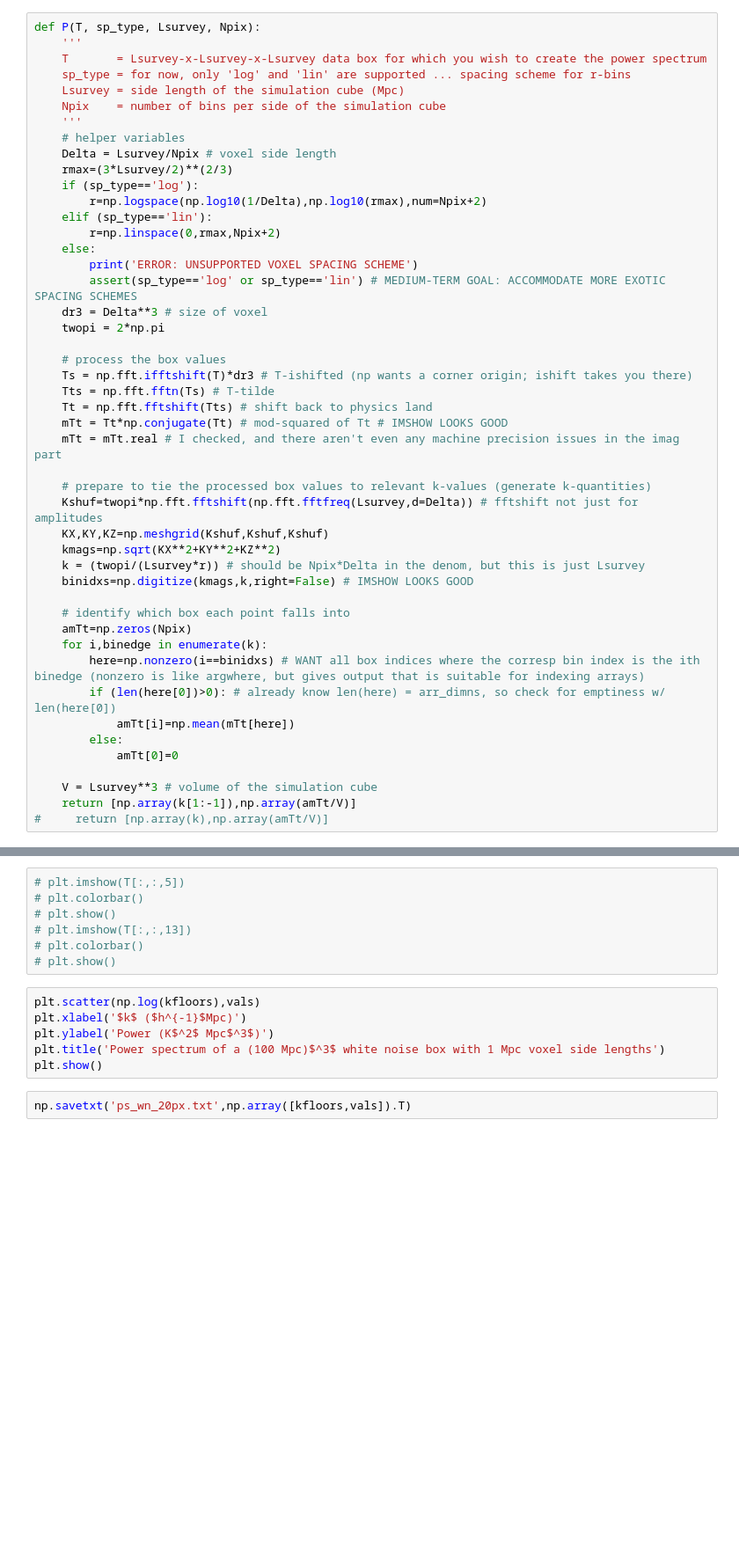
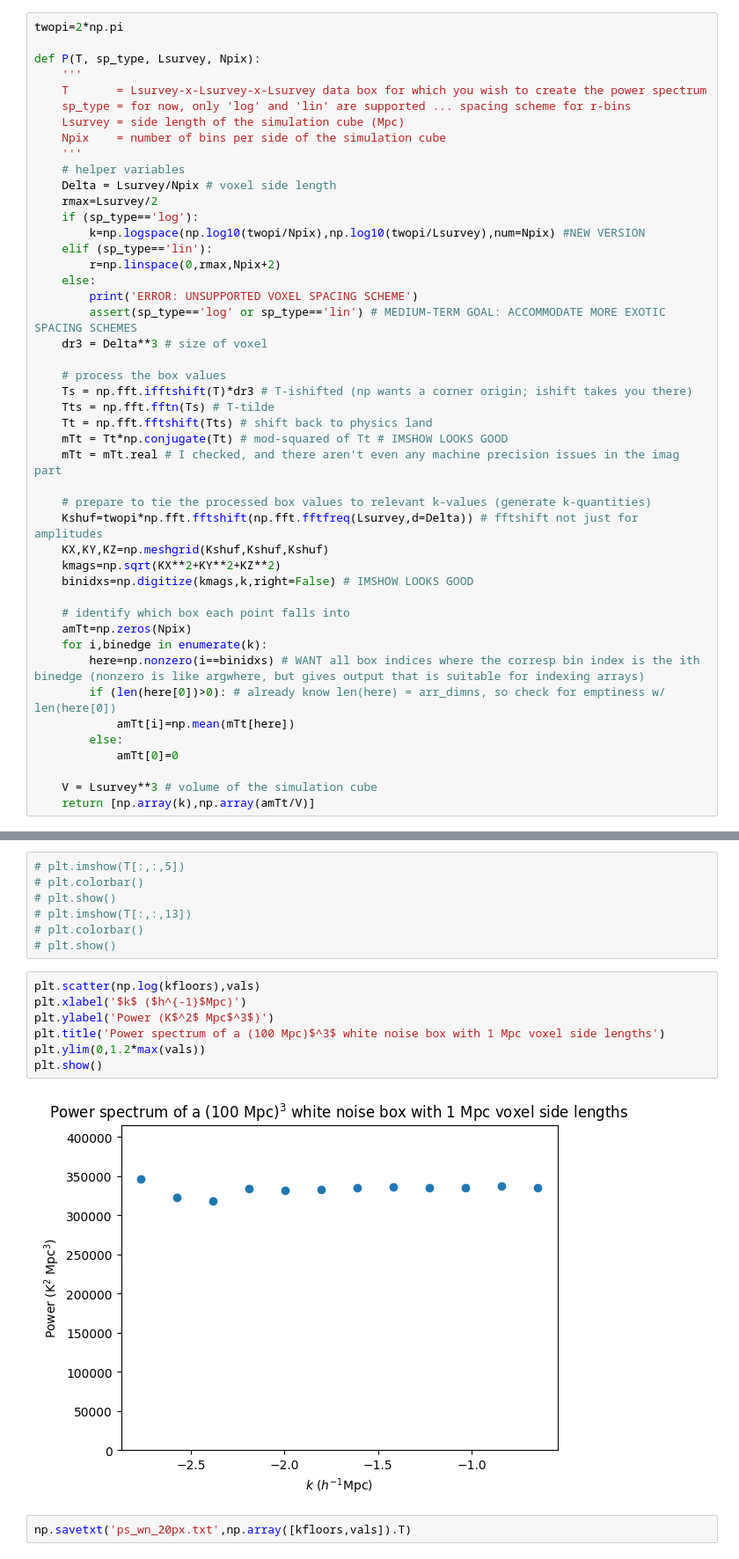
Before and after one commit to sophiarubens/cosmology, a Jupyter notebook: ps.ipynb, the cells around one changed output, grey strips where cells are left out. Shown at 88% size. Cells and saved outputs as stored; diff of their text form; blank space fills up the shorter version.

```diff
--- a/ps.ipynb
+++ b/ps.ipynb
@@ -4,6 +4,8 @@ from matplotlib import pyplot as plt
 # %% [markdown]
 the long-awaited power spectrum function
 # %%
+twopi=2*np.pi
+
 def P(T, sp_type, Lsurvey, Npix):
     '''
     T       = Lsurvey-x-Lsurvey-x-Lsurvey data box for which you wish to create the power spectrum
@@ -13,16 +15,15 @@ def P(T, sp_type, Lsurvey, Npix):
     '''
     # helper variables
     Delta = Lsurvey/Npix # voxel side length
-    rmax=(3*Lsurvey/2)**(2/3)
+    rmax=Lsurvey/2
     if (sp_type=='log'):
-        r=np.logspace(np.log10(1/Delta),np.log10(rmax),num=Npix+2)
+        k=np.logspace(np.log10(twopi/Npix),np.log10(twopi/Lsurvey),num=Npix) #NEW VERSION
     elif (sp_type=='lin'):
         r=np.linspace(0,rmax,Npix+2)
     else:
         print('ERROR: UNSUPPORTED VOXEL SPACING SCHEME')
         assert(sp_type=='log' or sp_type=='lin') # MEDIUM-TERM GOAL: ACCOMMODATE MORE EXOTIC SPACING SCHEMES
     dr3 = Delta**3 # size of voxel
-    twopi = 2*np.pi
 
     # process the box values
     Ts = np.fft.ifftshift(T)*dr3 # T-ishifted (np wants a corner origin; ishift takes you there)
@@ -35,7 +36,6 @@ def P(T, sp_type, Lsurvey, Npix):
     Kshuf=twopi*np.fft.fftshift(np.fft.fftfreq(Lsurvey,d=Delta)) # fftshift not just for amplitudes
     KX,KY,KZ=np.meshgrid(Kshuf,Kshuf,Kshuf)
     kmags=np.sqrt(KX**2+KY**2+KZ**2)
-    k = (twopi/(Lsurvey*r)) # should be Npix*Delta in the denom, but this is just Lsurvey
     binidxs=np.digitize(kmags,k,right=False) # IMSHOW LOOKS GOOD
 
     # identify which box each point falls into
@@ -48,5 +48,4 @@ def P(T, sp_type, Lsurvey, Npix):
             amTt[0]=0
 
     V = Lsurvey**3 # volume of the simulation cube
-    return [np.array(k[1:-1]),np.array(amTt/V)]
-#     return [np.array(k),np.array(amTt/V)]
+    return [np.array(k),np.array(amTt/V)]
@@ -104,9 +104,12 @@ print(vals.shape)
 # %%
 plt.scatter(np.log(kfloors),vals)
 plt.xlabel('$k$ ($h^{-1}$Mpc)')
 plt.ylabel('Power (K$^2$ Mpc$^3$)')
 plt.title('Power spectrum of a (100 Mpc)$^3$ white noise box with 1 Mpc voxel side lengths')
+plt.ylim(0,1.2*max(vals))
 plt.show()
+# %% [output]
+[figure, added]
 # %%
 np.savetxt('ps_wn_20px.txt',np.array([kfloors,vals]).T)
 # %% [markdown]
```
Also changed, not shown: parts of 9 cells of this notebook.
